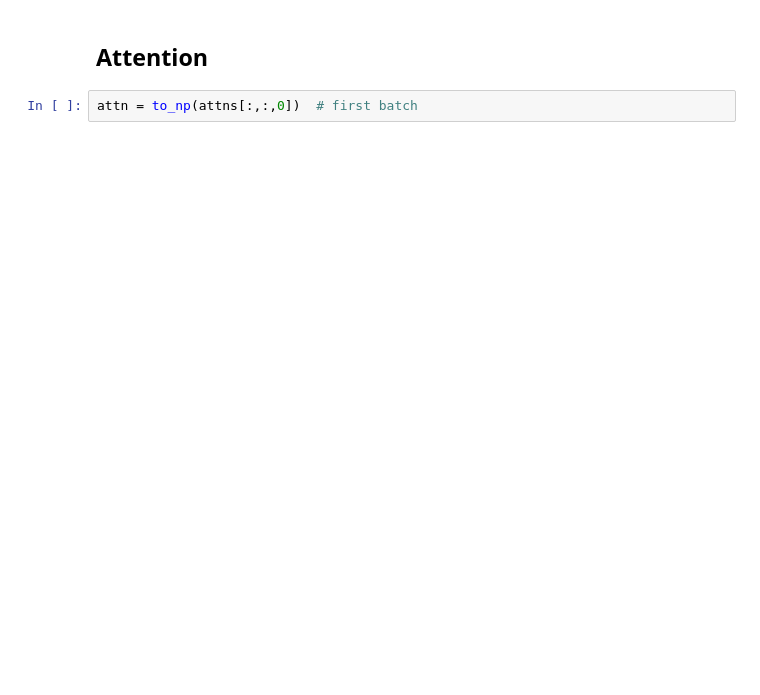
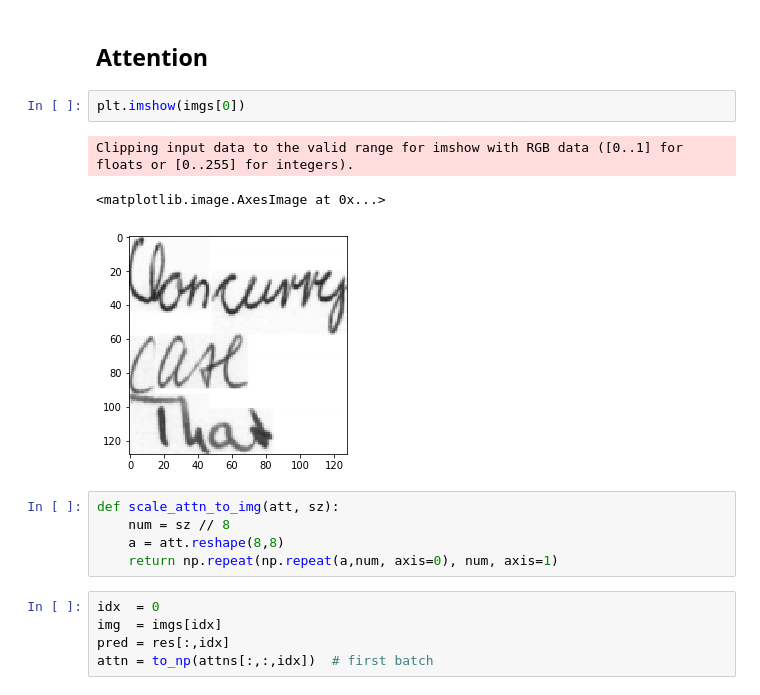
Before and after one commit to ahs8w/Handwriting, a Jupyter notebook: OCR-show-attend-tell.ipynb, the cells around one changed output. Saved outputs shown, nothing was run; the diff lists cells and outputs as text; blank space fills up the shorter version.

```diff
--- a/OCR-show-attend-tell.ipynb
+++ b/OCR-show-attend-tell.ipynb
@@ -1157,5 +1213,19 @@ Clipping input data to the valid range for imshow with RGB data ([0..1] for floa
 # %% [markdown]
 ## Attention
-# %%
-attn = to_np(attns[:,:,0])  # first batch
+# %%
+plt.imshow(imgs[0])
+# %% [output]
+Clipping input data to the valid range for imshow with RGB data ([0..1] for floats or [0..255] for integers).
+<matplotlib.image.AxesImage at 0x...>
+[figure, added]
+# %%
+def scale_attn_to_img(att, sz):
+    num = sz // 8
+    a = att.reshape(8,8)
+    return np.repeat(np.repeat(a,num, axis=0), num, axis=1)
+# %%
+idx  = 0
+img  = imgs[idx]
+pred = res[:,idx]
+attn = to_np(attns[:,:,idx])  # first batch
 # %%
```
Also changed, not shown: parts of 20 cells of this notebook.
